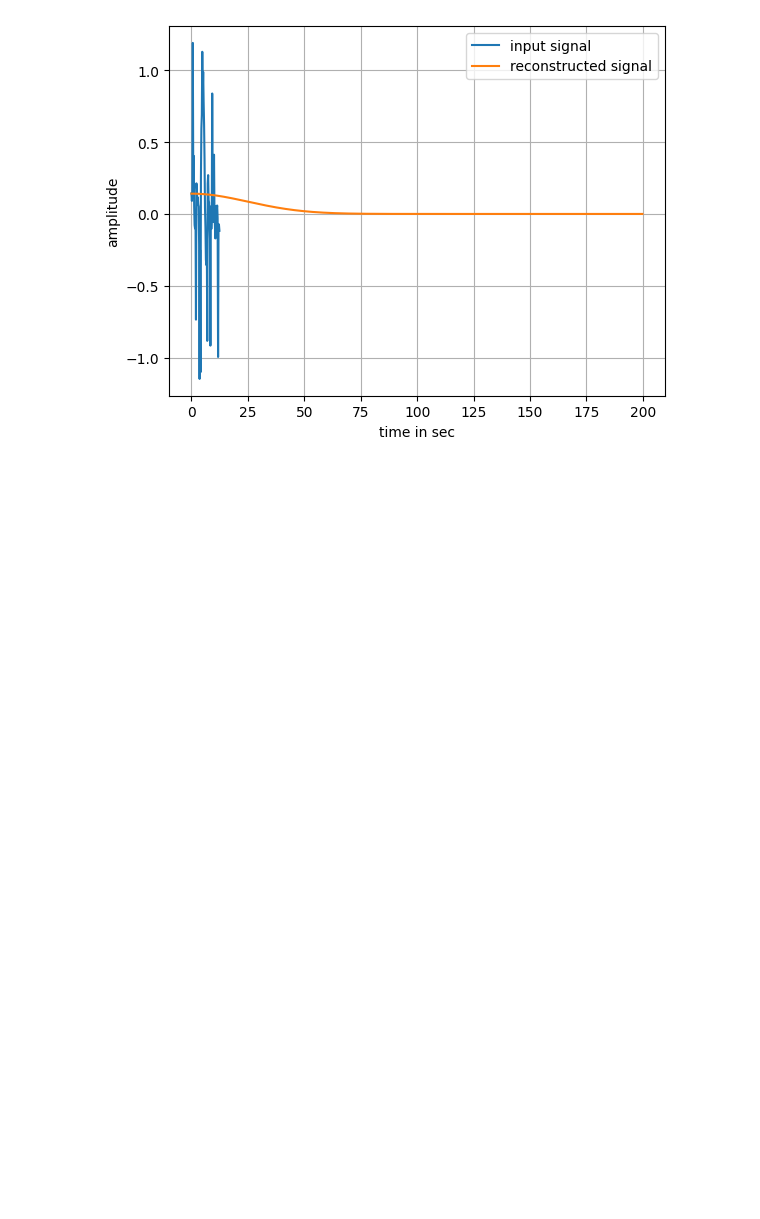
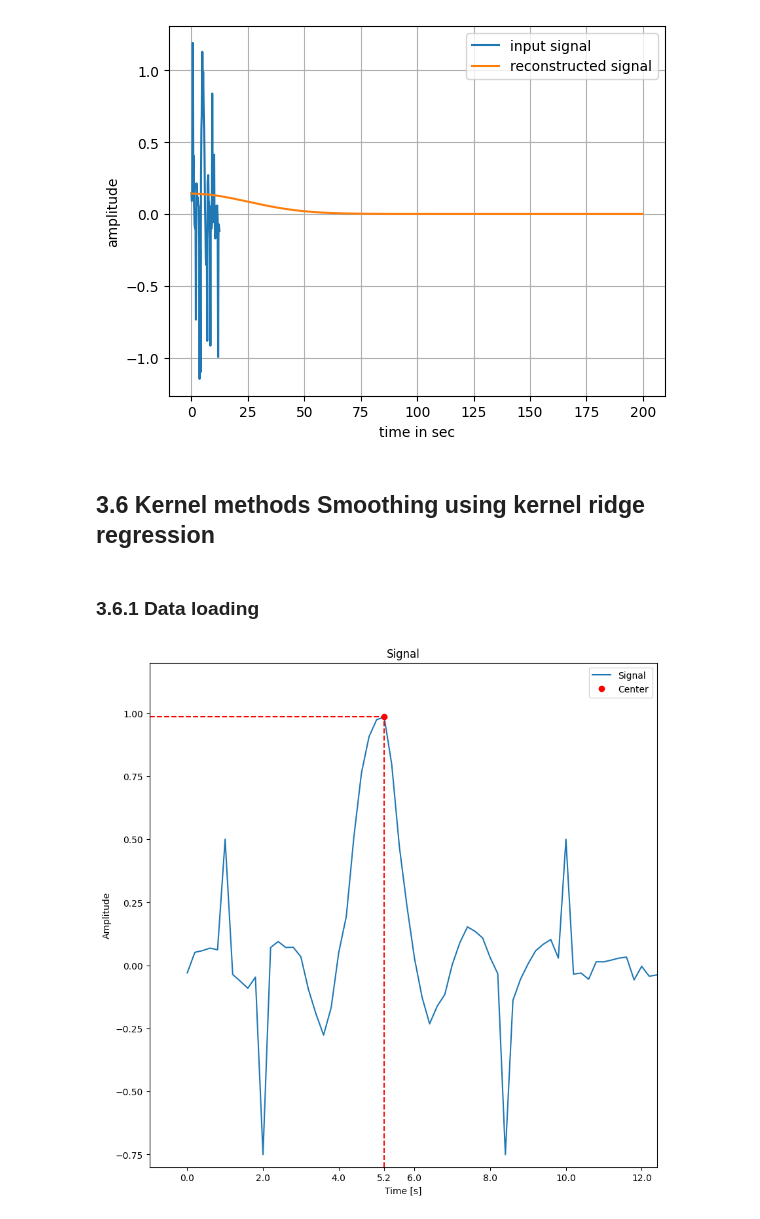
Before and after one commit to s184012/ml-in-signal-assignment3, a Jupyter notebook: problemset3.ipynb, the cells around one changed output. Saved outputs shown, nothing was run; the diff lists cells and outputs as text; code cells hidden in the pictures; blank space fills up the shorter version.

```diff
--- a/problemset3.ipynb
+++ b/problemset3.ipynb
@@ -364,3 +364,5 @@ ax.grid()
 5.2
 [figure]
 [figure]
+# %% [markdown]
+## 3.6 Kernel methods Smoothing using kernel ridge regression
@@ -366,0 +373,28 @@ ax.grid()
+# %% [markdown]
+### 3.6.1 Data loading
+# %%
+problem= 'problem3_6'
+matdata = loadmat(f'{problem}.mat')
+y = matdata['y'].squeeze()
+t = matdata['t'].squeeze()
+
+# center of signal
+max_idx = np.argmax(y)
+ymax, tmax = y[max_idx], t[max_idx]
+
+# Plot the signal
+plt.figure(figsize=(10,10))
+plt.plot(t, y)
+plt.plot(tmax, ymax, 'ro')
+plt.legend(['Signal', 'Center'], )
+plt.xticks(list(plt.xticks()[0]) + [round(tmax,2)])
+plt.xlim(-1, max(t))
+plt.ylim(-.8, 1.2)
+plt.hlines(ymax, -1, tmax, linestyles='dashed', colors='r')
+plt.vlines(tmax, -.8, ymax, linestyles='dashed', colors='r')
+plt.xlabel('Time [s]')
+plt.ylabel('Amplitude')
+plt.title('Signal')
+plt.show()
+# %% [output]
+[figure, added]
```
Also changed, not shown: parts of 9 cells of this notebook.
